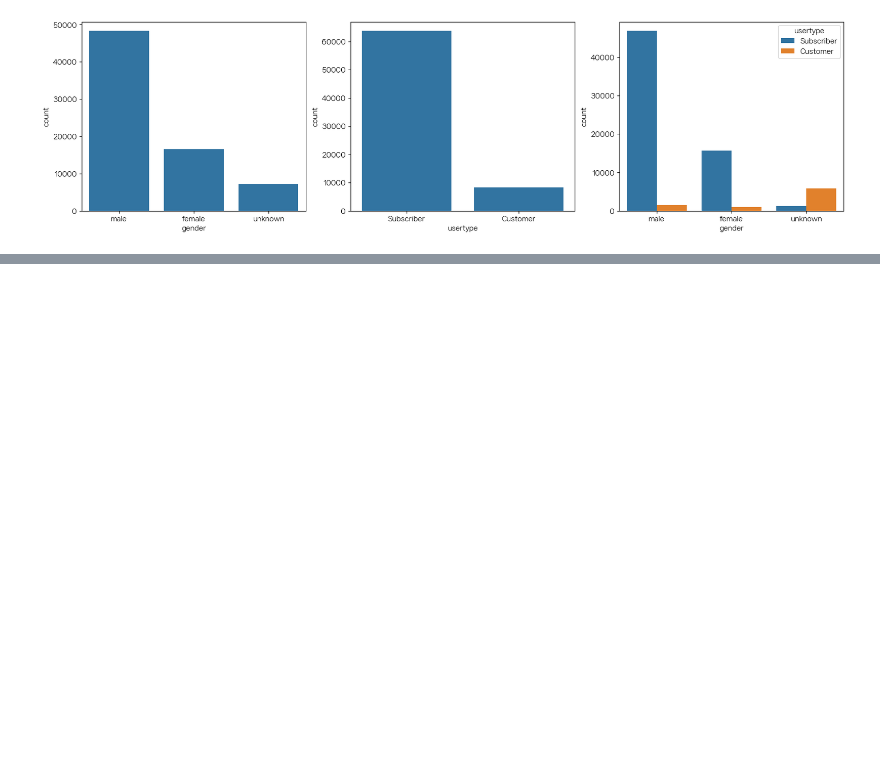
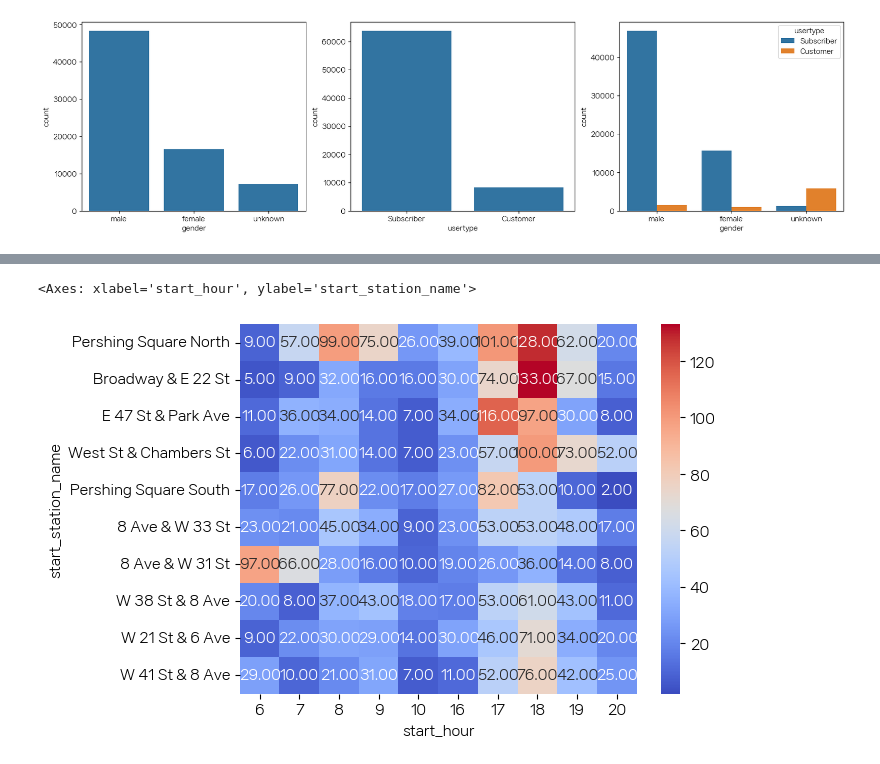
Before and after one commit to gnuyhaa/TIL, a Jupyter notebook: 시각화/250714.ipynb, the cells around one changed output, grey strips where cells are left out. Saved outputs shown, nothing was run; the diff lists cells and outputs as text; code cells hidden in the pictures; blank space fills up the shorter version.

```diff
--- a/시각화/250714.ipynb
+++ b/시각화/250714.ipynb
@@ -233,0 +314,14 @@ plt.show()
+# %%
+pivot = df_work.pivot_table(index='start_station_name',
+                            columns='start_hour',
+                            values='trip_duration',
+                            aggfunc='count',
+                            fill_value=0)
+# %%
+top20 = pivot.sum(axis=1).sort_values(ascending=False).head(10) # 상위 10개
+pivot_top20 = pivot.loc[top20.index]
+# %%
+sns.heatmap(pivot_top20, cmap='coolwarm', annot=True, fmt='.2f')
+# %% [output]
+<Axes: xlabel='start_hour', ylabel='start_station_name'>
+[figure, added]
```
Also changed, not shown: parts of 13 cells of this notebook.
